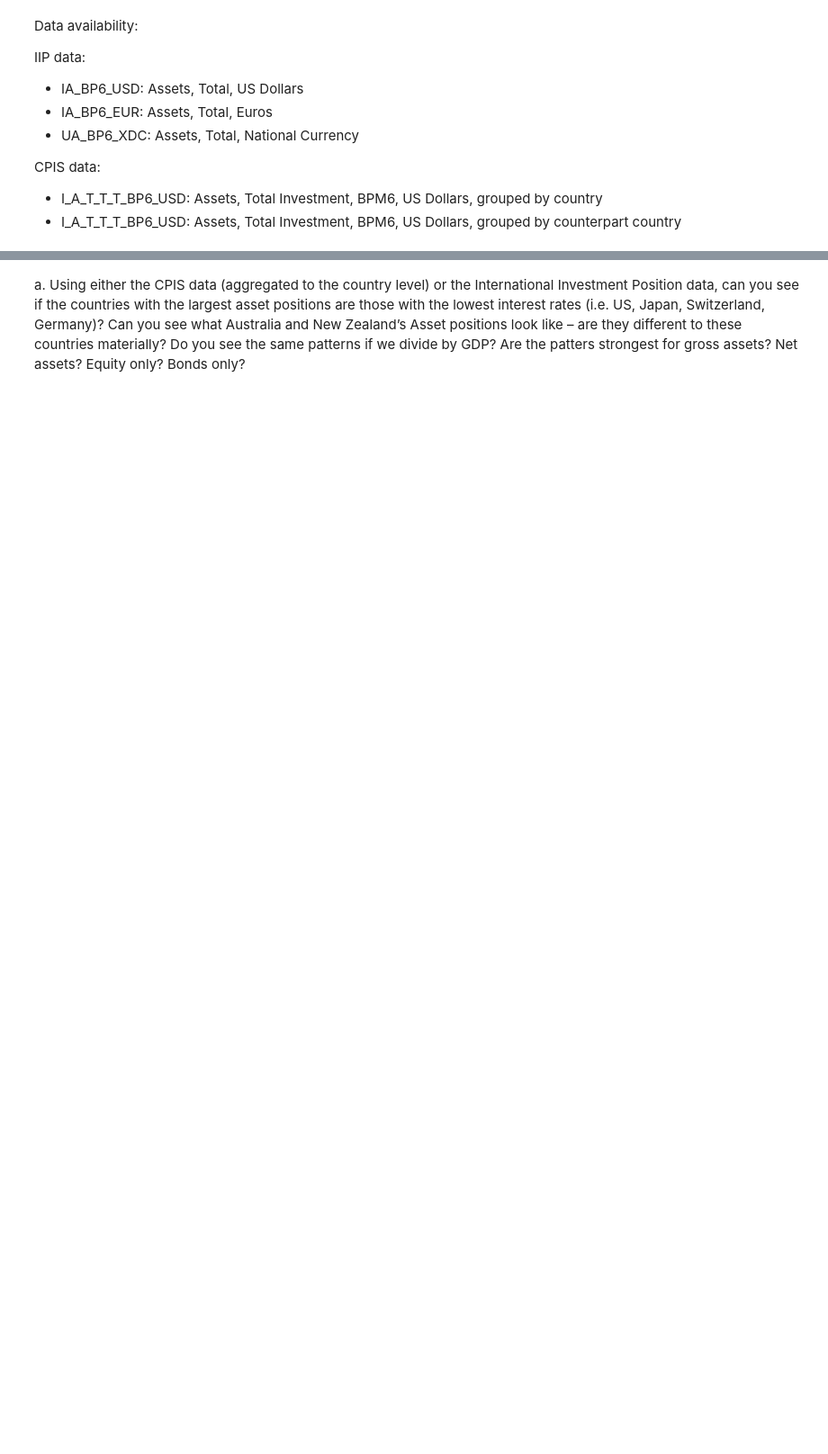
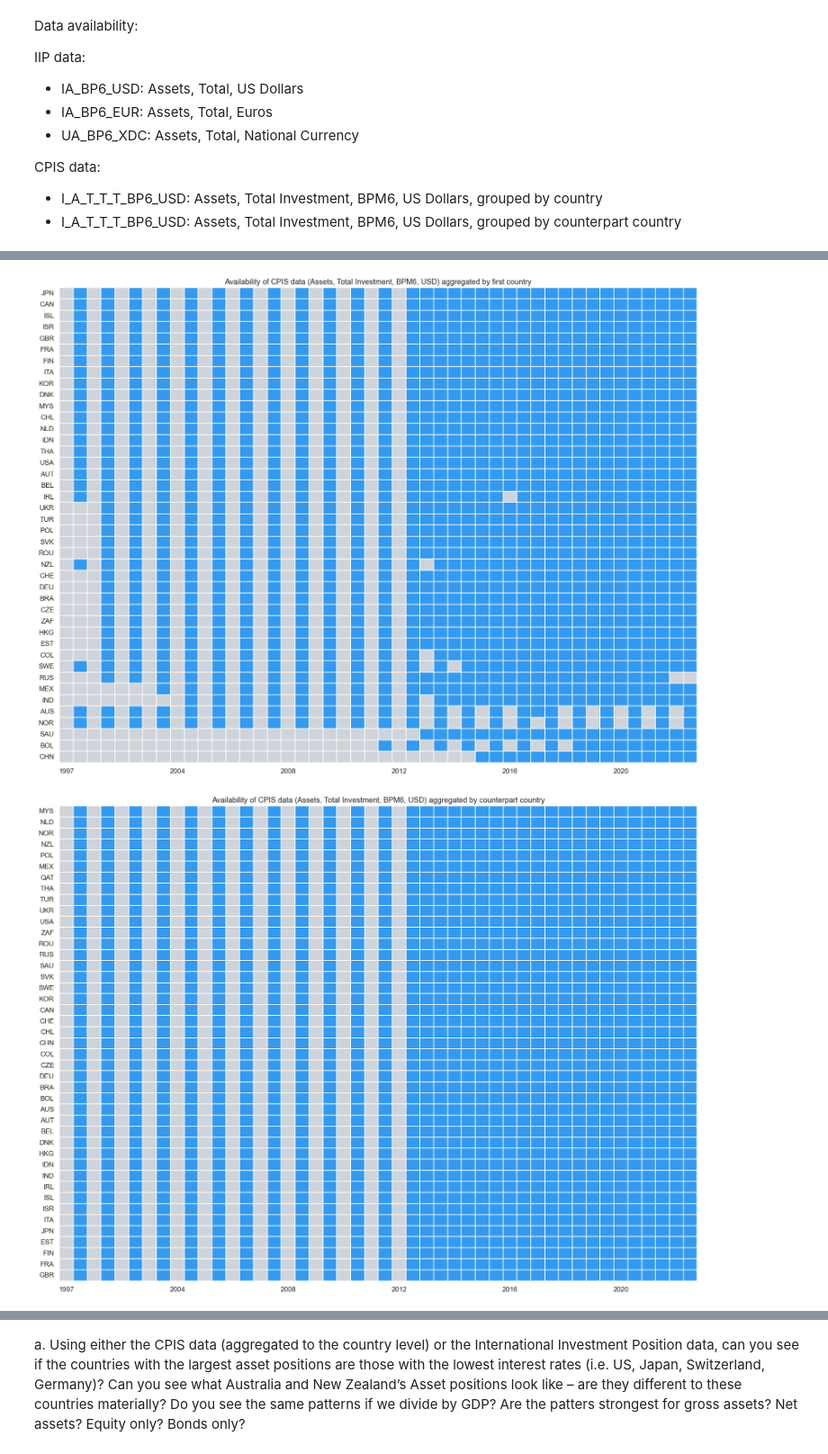
Before and after one commit to emilyfu1/riskoff, a Jupyter notebook: lookatdata.ipynb, the cells around one changed output, grey strips where cells are left out. Shown at 90% size. Cells and saved outputs as stored; diff of their text form; code cells hidden in the pictures; blank space fills up the shorter version.

Commit message:
fix some date issues with cpis data

```diff
--- a/lookatdata.ipynb
+++ b/lookatdata.ipynb
@@ -79,8 +79,8 @@ cpis_long = cpis_long.groupby(['Indicator Name', 'Indicator Code', 'iso3_o', 'is
 cpis_long = cpis_long.fillna(value=np.nan)
 # %%
 # make two cpis dataframes (grouping by both sets of countries)
-cpis_grouped_o = cpis_long.groupby(['Indicator Name', 'Indicator Code', 'iso3_o', 'date'], as_index=False)['value'].sum()
-cpis_grouped_c = cpis_long.groupby(['Indicator Name', 'Indicator Code', 'iso3_c', 'date'], as_index=False)['value'].sum()
+cpis_grouped_o = cpis_long.groupby(['Indicator Name', 'Indicator Code', 'iso3_o', 'date'], as_index=False)['value'].sum(min_count=1)
+cpis_grouped_c = cpis_long.groupby(['Indicator Name', 'Indicator Code', 'iso3_c', 'date'], as_index=False)['value'].sum(min_count=1)
 # %% [markdown]
 Data availability:
 
@@ -190,0 +164,65 @@ cpis_long = cpis_long.sort_values('date').reset_index(drop=True)
+# %%
+# filter cpis data
+cpis_data = [cpis_grouped_o, cpis_grouped_c]
+cpis_data_names = ['first country', 'counterpart country']
+
+for i, data in enumerate(cpis_data):
+    currency = 'USD'
+    version = cpis_data_names[i]
+    if version == 'first country':
+        forheatmap = data[data['Indicator Code'] == 'I_A_T_T_T_BP6_USD'][['iso3_o', 'date', 'value']]
+        forheatmap.rename(columns={'iso3_o': 'iso3'}, inplace=True)
+    else:
+        forheatmap = data[data['Indicator Code'] == 'I_A_T_T_T_BP6_USD'][['iso3_c', 'date', 'value']]
+        forheatmap.rename(columns={'iso3_c': 'iso3'}, inplace=True)
+
+    # fix dates
+    forheatmap['date'] = forheatmap.apply(convert_date, axis=1)
+
+    for index, row in forheatmap.iterrows():
+            year = int(row['date'][:4])
+            middle_of_year_date = f'{year}-06-30'
+
+            # add rows if the date doesn't appear in the data
+            if not any(forheatmap['date'] == middle_of_year_date):
+                # Create a new row with the middle-of-year date
+                new_row = row.copy()
+                new_row['date'] = middle_of_year_date
+                new_row['value'] = np.nan
+                forheatmap.loc[len(forheatmap)] = new_row
+
+    forheatmap['date'] = pd.to_datetime(forheatmap['date'])
+    forheatmap = forheatmap.sort_values('date').reset_index(drop=True)
+
+    # Create a pivot table to reshape the data for the heatmap
+    heatmap_data = forheatmap.pivot_table(index='iso3', columns='date', values='value', aggfunc='count', fill_value=0)
+
+    # Create a binary matrix indicating the presence of data
+    binary_matrix = heatmap_data > 0
+
+    # Reorder the rows based on the number of True values in each row (descending order)
+    binary_matrix = binary_matrix.loc[binary_matrix.sum(axis=1).sort_values(ascending=False).index]
+
+    # look at a smaller set of countries since there's not enough space
+    binary_matrix = binary_matrix[binary_matrix.index.isin(countries)]
+
+    # Heatmap
+    colours = (colors.hex2color('#CED4DA'),colors.hex2color('#339AF0'))
+    cmap = LinearSegmentedColormap.from_list('Custom', colours, len(colours))
+    xint = [i.year for i in binary_matrix.columns.tolist()]
+    sns.set(font_scale = 1.1)
+    plt.subplots(figsize=(20,15))
+    ax = sns.heatmap(binary_matrix, cmap=cmap, yticklabels=True, xticklabels=xint  ,linewidths=0.01, cbar=False)
+    ax.set(xlabel="", ylabel="")
+    ax.set_xticklabels(ax.get_xticklabels(),rotation = 0)
+    ax.set_xticks(ax.get_xticks()[::8])
+    plt.title('Availability of CPIS data (Assets, Total Investment, BPM6, ' + currency + ') aggregated by ' + version)
+    plt.show()
+
+    # Export graph as pdf
+    # fig = ax.get_figure()
+    # fig.savefig(path_figures + 'availability_' + indicator + '.pdf', bbox_inches = 'tight')
+    # display(forheatmap)
+# %% [output]
+[figure, added]
+[figure, added]
```
Also changed, not shown: parts of 4 cells of this notebook.
